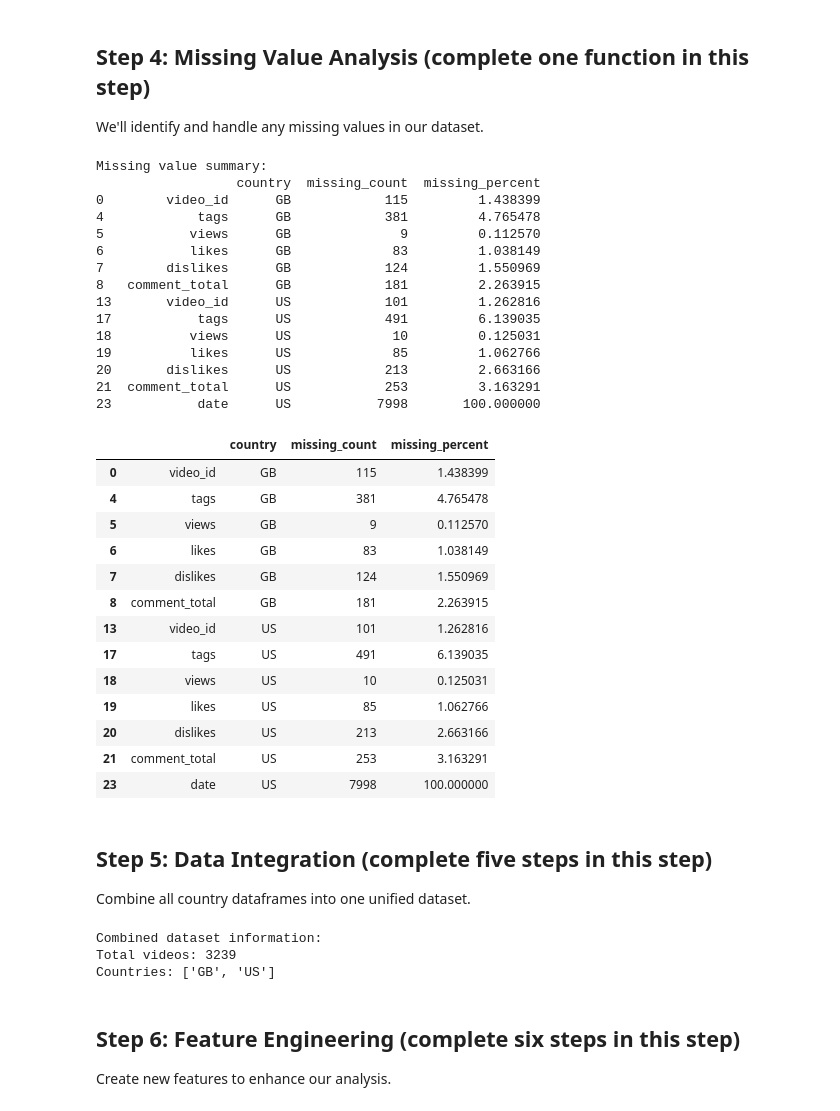
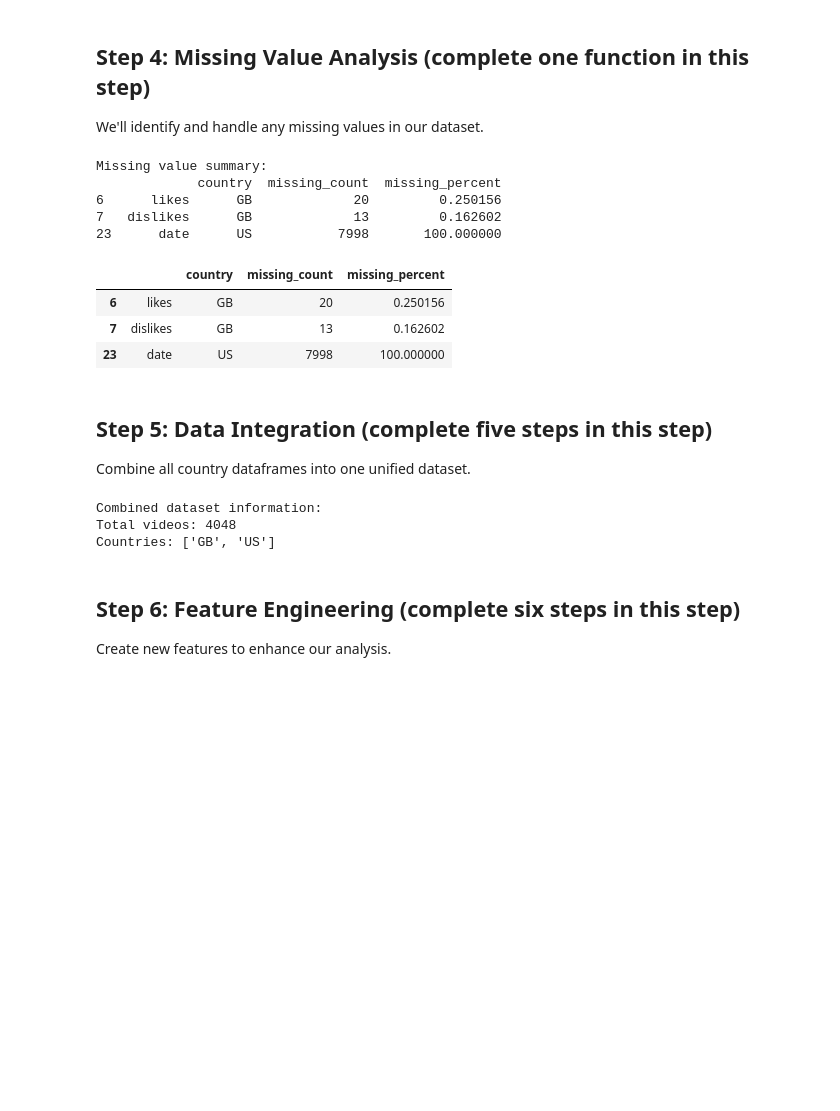
Before and after one commit to Thend911/Data-Analysis, a Jupyter notebook: VideoAnalysis-HW.ipynb, the cells around one changed output. Cells and saved outputs as stored; diff of their text form; code cells hidden in the pictures; blank space fills up the shorter version.

Commit message:
adjust missing count mechanism, questions solved

```diff
--- a/VideoAnalysis-HW.ipynb
+++ b/VideoAnalysis-HW.ipynb
@@ -121,7 +121,7 @@ def clean_dataframe(df):
             df[field] = df[field].fillna(0).astype(numpy.float64)
         else:
             # convert other remaining fields to int64
-            df[field] = df[field].fillna(0).astype(numpy.int64)
+            df[field] = df[field].apply(lambda x: -1 if pd.isna(x) else x).astype(numpy.int64)
     return df
 
 # Clean all dataframes
@@ -160,60 +160,40 @@ def analyze_missing_data(df_list, country_codes):
         # total rows of each dataframe
         total = len(df)
         for col in df.columns:
             if df[col].dtype == object:
                 # If column contains strings, count None and NaN values
                 missing = df[col].isnull().sum()
             else:
                 # If column is numeric, count NaN, 0
-                missing = (df[col] == 0).sum() + df[col].isnull().sum()
+                missing = (df[col] == -1).sum() + df[col].isnull().sum()
             # add to dictionary
             report[""].append(col)
             report["country"].append(country)
             report["missing_count"].append(missing)
             report["missing_percent"].append(missing*100/total)
     return report
 
 # defines a list contains all conuntry code.
 country_codes=[file[:2] for file in csv_files]
 
 # Make dict of missing report
 missing_report = analyze_missing_data(cleaned_dataframes, country_codes)
 # turn dict into dataframe
 missing_report = pd.DataFrame.from_dict(missing_report)
 
 # Display results
 print("Missing value summary:")
 print(missing_report[missing_report['missing_count'] > 0])
 display(missing_report[missing_report['missing_count'] > 0])
 # %% [output]
 Missing value summary:
-                  country  missing_count  missing_percent
-0        video_id      GB            115         1.438399
-4            tags      GB            381         4.765478
-5           views      GB              9         0.112570
-6           likes      GB             83         1.038149
-7        dislikes      GB            124         1.550969
-8   comment_total      GB            181         2.263915
-13       video_id      US            101         1.262816
-17           tags      US            491         6.139035
-18          views      US             10         0.125031
-19          likes      US             85         1.062766
-20       dislikes      US            213         2.663166
-21  comment_total      US            253         3.163291
-23           date      US           7998       100.000000
+             country  missing_count  missing_percent
+6      likes      GB             20         0.250156
+7   dislikes      GB             13         0.162602
+23      date      US           7998       100.000000
 |  |  | country | missing_count | missing_percent |
-| 0 | video_id | GB | 115 | 1.438399 |
-| 4 | tags | GB | 381 | 4.765478 |
-| 5 | views | GB | 9 | 0.112570 |
-| 6 | likes | GB | 83 | 1.038149 |
-| 7 | dislikes | GB | 124 | 1.550969 |
-| 8 | comment_total | GB | 181 | 2.263915 |
-| 13 | video_id | US | 101 | 1.262816 |
-| 17 | tags | US | 491 | 6.139035 |
-| 18 | views | US | 10 | 0.125031 |
-| 19 | likes | US | 85 | 1.062766 |
-| 20 | dislikes | US | 213 | 2.663166 |
-| 21 | comment_total | US | 253 | 3.163291 |
+| 6 | likes | GB | 20 | 0.250156 |
+| 7 | dislikes | GB | 13 | 0.162602 |
 | 23 | date | US | 7998 | 100.000000 |
 # %% [markdown]
 ## Step 5: Data Integration (complete five steps in this step)
@@ -256,7 +236,6 @@ combined_df = pd.DataFrame.from_dict(combined_df)
 #------- complete the step-------------
 combined_df = combined_df.set_index('video_id')
 #------- complete the step-------------
-#QUESTION: if video_id is missing, how do i merge them?
 
 # Final dataset info
 print("\nCombined dataset information:")
@@ -264,7 +243,7 @@ print(f"Total videos: {len(combined_df)}")
 print(f"Countries: {combined_df['country'].unique().tolist()}")
 # %% [output]
 Combined dataset information:
-Total videos: 3239
+Total videos: 4048
 Countries: ['GB', 'US']
 # %% [markdown]
 ## Step 6: Feature Engineering (complete six steps in this step)
```
Also changed, not shown: parts of 1 cell of this notebook.
